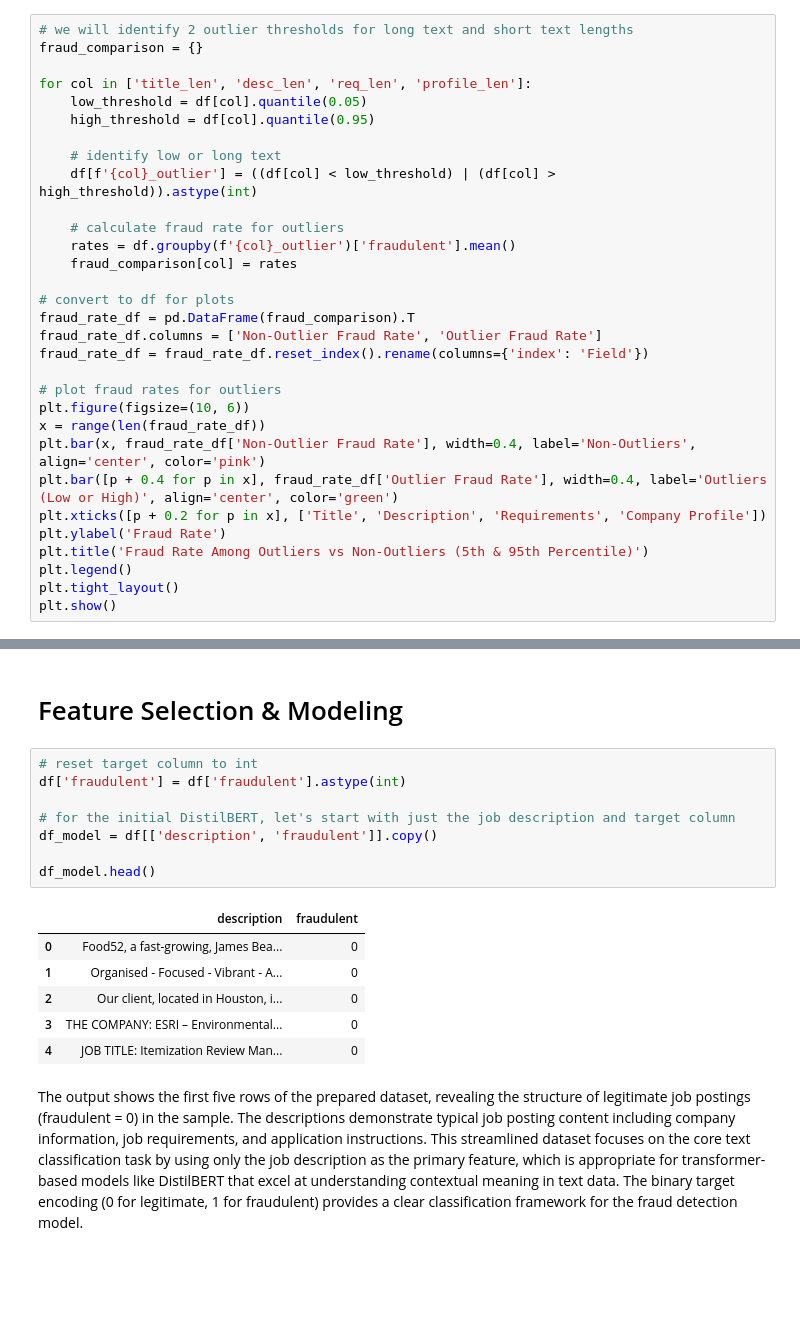
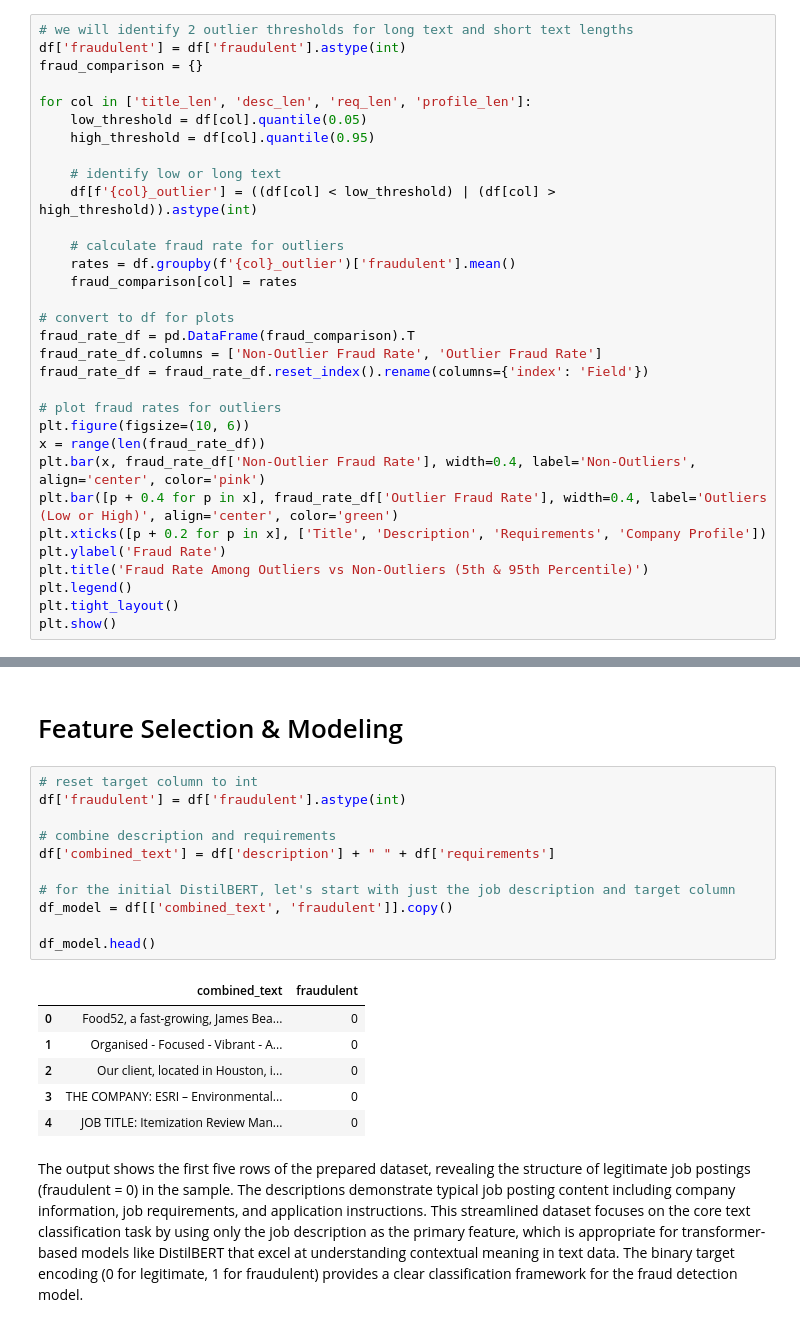
Before and after one commit to navanodonavan/MSAAI510FinalProjectGroup4, a Jupyter notebook: Final Project Section5-Team 4.ipynb, the cells around one changed output, grey strips where cells are left out. Cells and saved outputs as stored; diff of their text form; blank space fills up the shorter version.

Commit message:
updating markdowns and adding requirements
updating markdowns and added requirements text to the DistilBERT model

```diff
--- a/Final Project Section5-Team 4.ipynb
+++ b/Final Project Section5-Team 4.ipynb
@@ -274,6 +274,7 @@ plt.show()
 We can clearly see the divide between the outlier text lengths for the fields now. We will proceed with additional analysis on these outliers and the impacts they have on real or fake job profiles. This can provide critical insights into what factors might lead to fraudulent job postings.
 # %%
 # we will identify 2 outlier thresholds for long text and short text lengths
+df['fraudulent'] = df['fraudulent'].astype(int)
 fraud_comparison = {}
 
 for col in ['title_len', 'desc_len', 'req_len', 'profile_len']:
@@ -312,13 +313,16 @@ From the above plot, we can see there are slightly more fake job postings compar
 # %%
 # reset target column to int
 df['fraudulent'] = df['fraudulent'].astype(int)
 
+# combine description and requirements
+df['combined_text'] = df['description'] + " " + df['requirements']
+
 # for the initial DistilBERT, let's start with just the job description and target column
-df_model = df[['description', 'fraudulent']].copy()
+df_model = df[['combined_text', 'fraudulent']].copy()
 
 df_model.head()
 # %% [output]
-|  | description | fraudulent |
+|  | combined_text | fraudulent |
 | 0 | Food52, a fast-growing, James Bea... | 0 |
 | 1 | Organised - Focused - Vibrant - A... | 0 |
 | 2 | Our client, located in Houston, i... | 0 |
```
Also changed, not shown: parts of 7 cells of this notebook.
